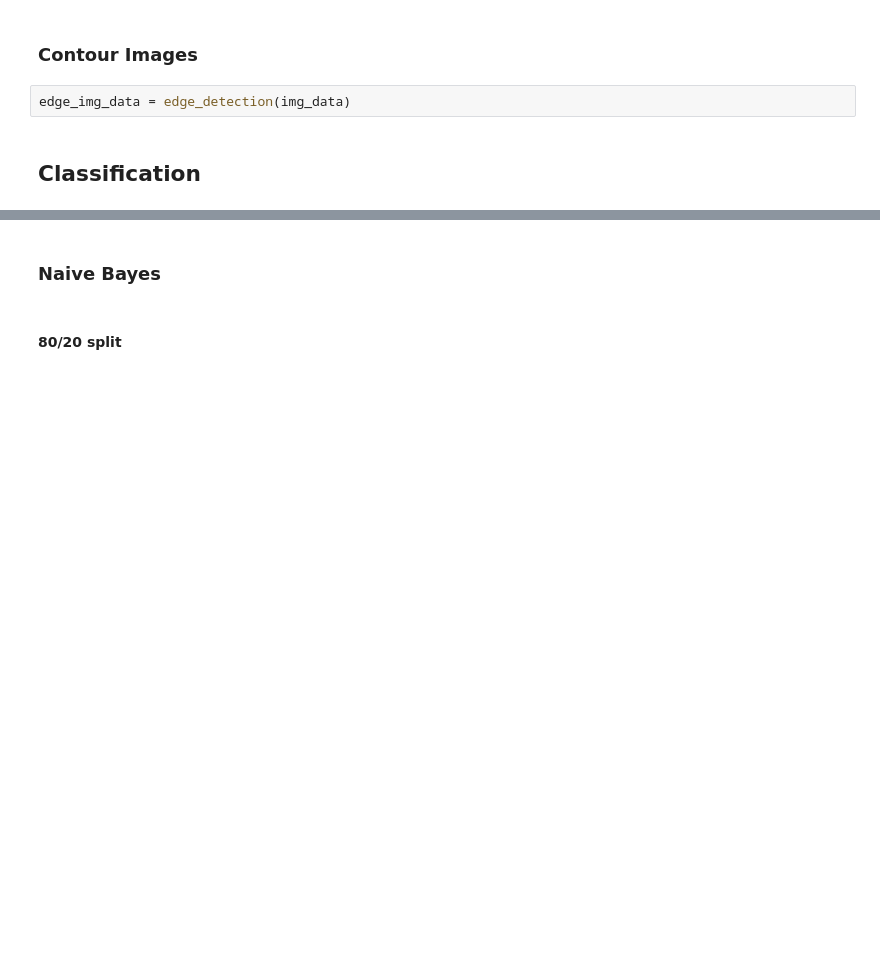
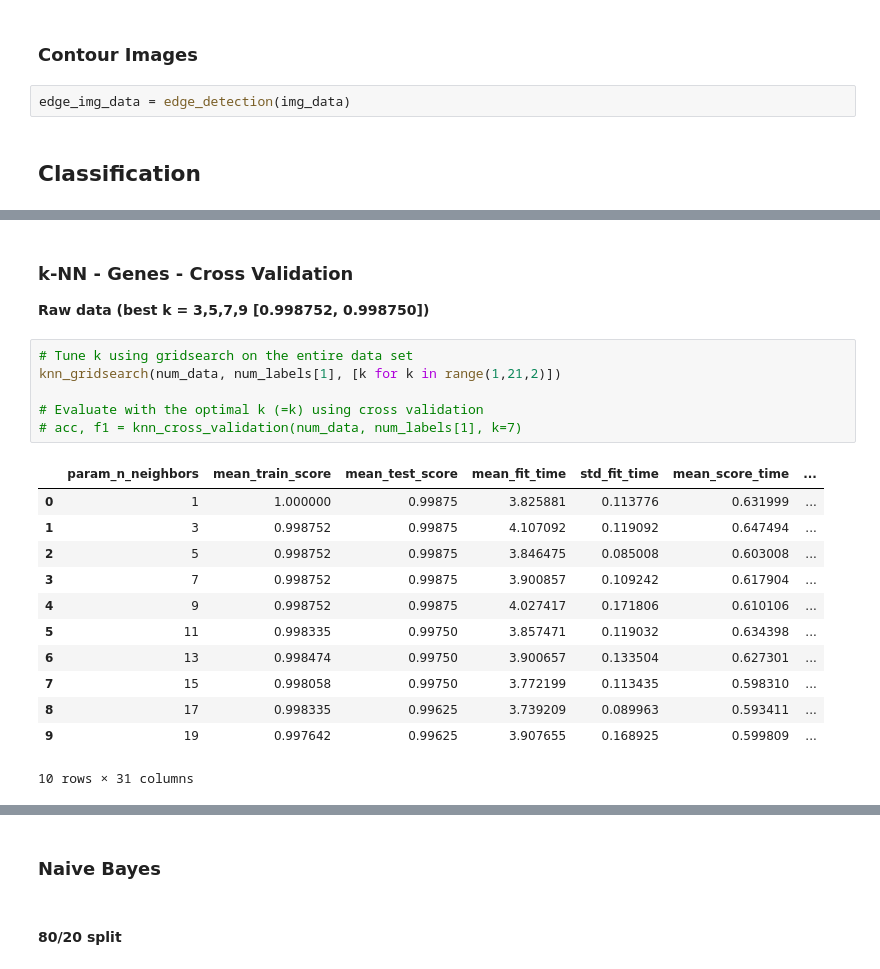
Before and after one commit to BorisWinter/pattern-recognition-a2, a Jupyter notebook: main.ipynb, the cells around one changed output, grey strips where cells are left out. Drawn from its saved outputs; the diff is of its cells as text; blank space fills up the shorter version.

```diff
--- a/main.ipynb
+++ b/main.ipynb
@@ -100,0 +167,22 @@ knn_gridsearch(pca_num_data, num_labels, [1,2])
+# %% [markdown]
+### k-NN - Genes - Cross Validation
+**Raw data (best k = 3,5,7,9 [0.998752, 0.998750])**
+# %%
+# Tune k using gridsearch on the entire data set
+knn_gridsearch(num_data, num_labels[1], [k for k in range(1,21,2)])
+
+# Evaluate with the optimal k (=k) using cross validation
+# acc, f1 = knn_cross_validation(num_data, num_labels[1], k=7)
+# %% [output]
+|  | param_n_neighbors | mean_train_score | mean_test_score | mean_fit_time | std_fit_time | mean_score_time | ... |
+| 0 | 1 | 1.000000 | 0.99875 | 3.825881 | 0.113776 | 0.631999 | ... |
+| 1 | 3 | 0.998752 | 0.99875 | 4.107092 | 0.119092 | 0.647494 | ... |
+| 2 | 5 | 0.998752 | 0.99875 | 3.846475 | 0.085008 | 0.603008 | ... |
+| 3 | 7 | 0.998752 | 0.99875 | 3.900857 | 0.109242 | 0.617904 | ... |
+| 4 | 9 | 0.998752 | 0.99875 | 4.027417 | 0.171806 | 0.610106 | ... |
+| 5 | 11 | 0.998335 | 0.99750 | 3.857471 | 0.119032 | 0.634398 | ... |
+| 6 | 13 | 0.998474 | 0.99750 | 3.900657 | 0.133504 | 0.627301 | ... |
+| 7 | 15 | 0.998058 | 0.99750 | 3.772199 | 0.113435 | 0.598310 | ... |
+| 8 | 17 | 0.998335 | 0.99625 | 3.739209 | 0.089963 | 0.593411 | ... |
+| 9 | 19 | 0.997642 | 0.99625 | 3.907655 | 0.168925 | 0.599809 | ... |
+10 rows × 31 columns
```
Also changed, not shown: parts of 27 cells of this notebook.
